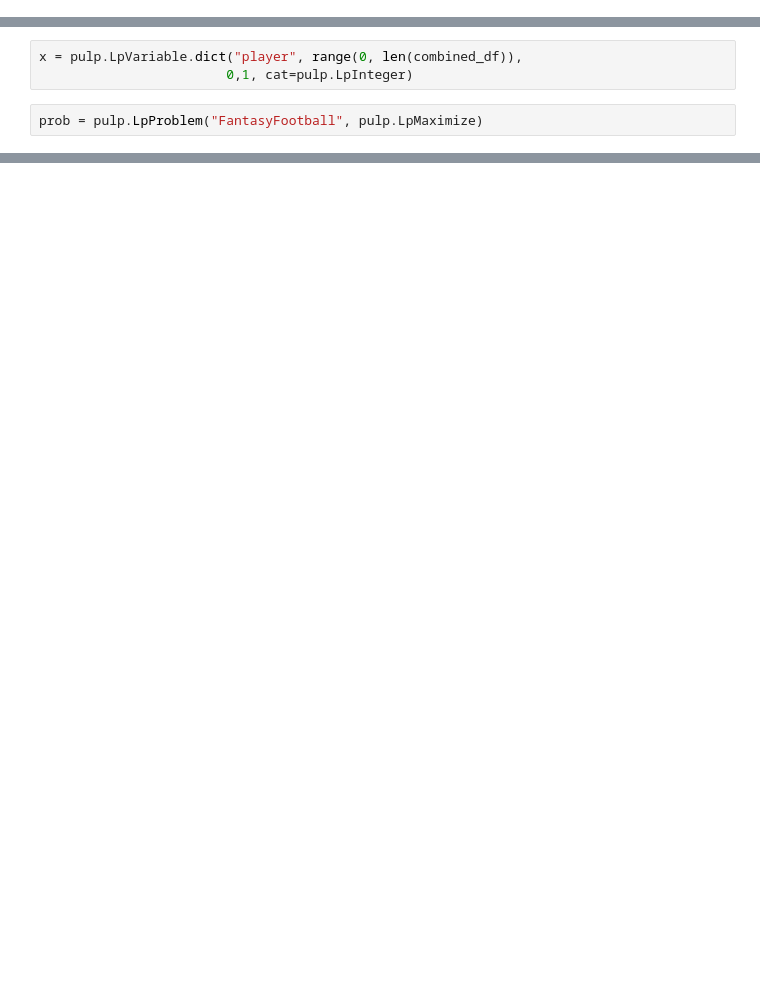
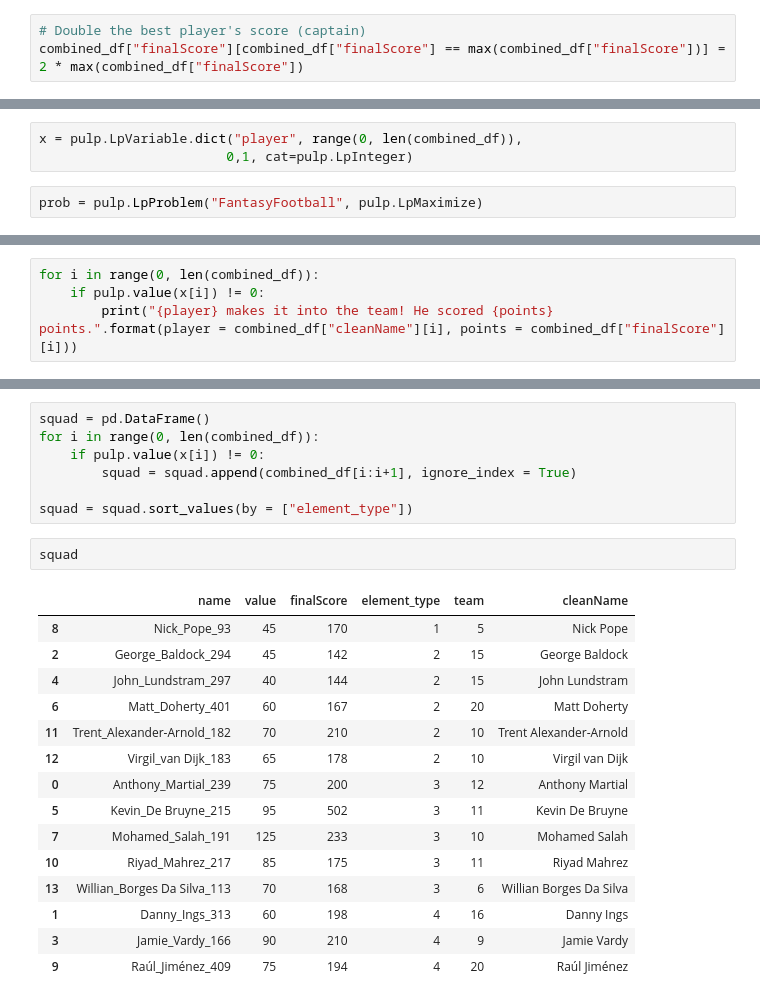
Before and after one commit to TJMac93/FantasyFootball, a Jupyter notebook: Fantasy Football.ipynb, the cells around one changed output, grey strips where cells are left out. Cells and saved outputs as stored; diff of their text form; blank space fills up the shorter version.

Commit message:
Added solver, started print function

```diff
--- a/Fantasy Football.ipynb
+++ b/Fantasy Football.ipynb
@@ -122,0 +153,3 @@ combined_df
+# %%
+# Double the best player's score (captain)
+combined_df["finalScore"][combined_df["finalScore"] == max(combined_df["finalScore"])] = 2 * max(combined_df["finalScore"])
@@ -148,0 +244,4 @@ VARIABLES
+# %%
+for i in range(0, len(combined_df)):
+    if pulp.value(x[i]) != 0:
+        print("{player} makes it into the team! He scored {points} points.".format(player = combined_df["cleanName"][i], points = combined_df["finalScore"][i]))
@@ -148,0 +263,25 @@ VARIABLES
+# %%
+squad = pd.DataFrame()
+for i in range(0, len(combined_df)):
+    if pulp.value(x[i]) != 0:
+        squad = squad.append(combined_df[i:i+1], ignore_index = True)
+
+squad = squad.sort_values(by = ["element_type"])
+# %%
+squad
+# %% [output]
+|  | name | value | finalScore | element_type | team | cleanName |
+| 8 | Nick_Pope_93 | 45 | 170 | 1 | 5 | Nick Pope |
+| 2 | George_Baldock_294 | 45 | 142 | 2 | 15 | George Baldock |
+| 4 | John_Lundstram_297 | 40 | 144 | 2 | 15 | John Lundstram |
+| 6 | Matt_Doherty_401 | 60 | 167 | 2 | 20 | Matt Doherty |
+| 11 | Trent_Alexander-Arnold_182 | 70 | 210 | 2 | 10 | Trent Alexander-Arnold |
+| 12 | Virgil_van Dijk_183 | 65 | 178 | 2 | 10 | Virgil van Dijk |
+| 0 | Anthony_Martial_239 | 75 | 200 | 3 | 12 | Anthony Martial |
+| 5 | Kevin_De Bruyne_215 | 95 | 502 | 3 | 11 | Kevin De Bruyne |
+| 7 | Mohamed_Salah_191 | 125 | 233 | 3 | 10 | Mohamed Salah |
+| 10 | Riyad_Mahrez_217 | 85 | 175 | 3 | 11 | Riyad Mahrez |
+| 13 | Willian_Borges Da Silva_113 | 70 | 168 | 3 | 6 | Willian Borges Da Silva |
+| 1 | Danny_Ings_313 | 60 | 198 | 4 | 16 | Danny Ings |
+| 3 | Jamie_Vardy_166 | 90 | 210 | 4 | 9 | Jamie Vardy |
+| 9 | Raúl_Jiménez_409 | 75 | 194 | 4 | 20 | Raúl Jiménez |
```
Also changed, not shown: parts of 13 cells of this notebook.
